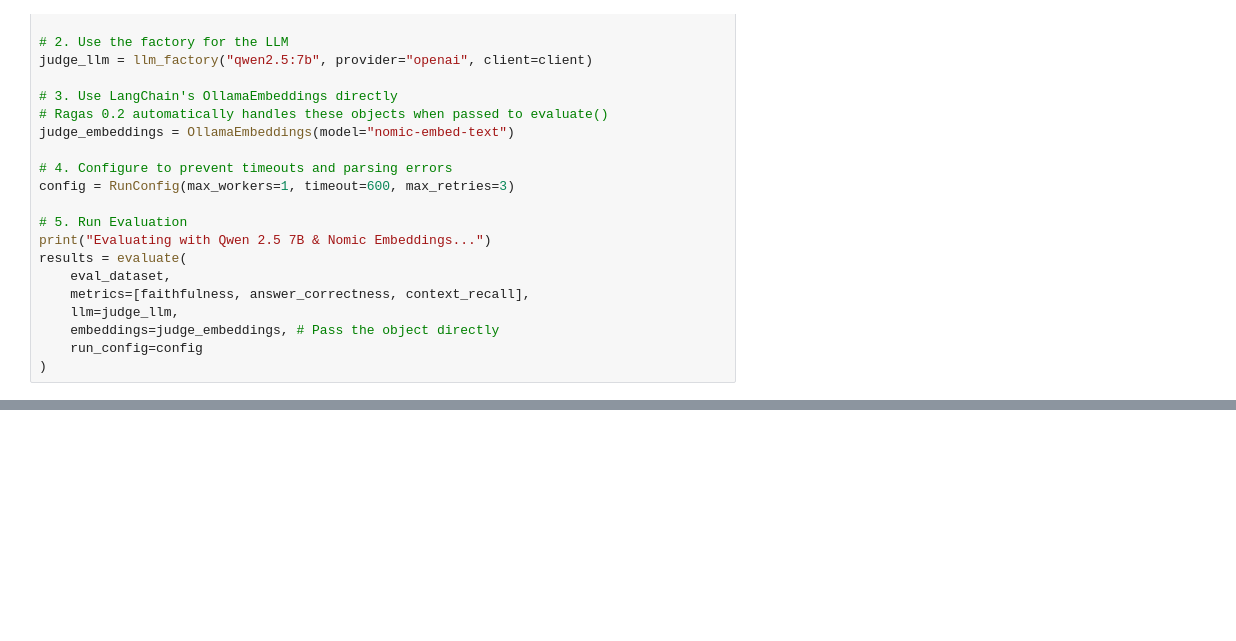
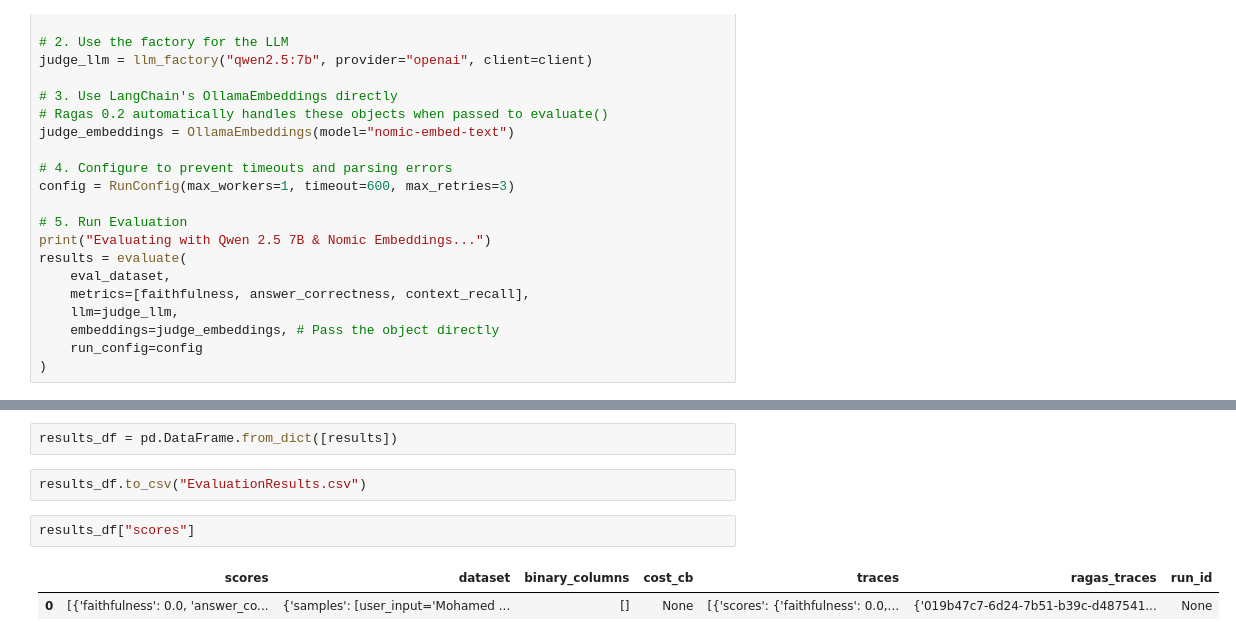
Before and after one commit to safakatakancelik/rag-system-00-and-eval, a Jupyter notebook: evaluation/RAG_Evaluation_with_Ragas_+_Ollama.ipynb, the cells around one changed output, grey strips where cells are left out. Cells and saved outputs as stored; diff of their text form; blank space fills up the shorter version.

```diff
--- a/evaluation/RAG_Evaluation_with_Ragas_+_Ollama.ipynb
+++ b/evaluation/RAG_Evaluation_with_Ragas_+_Ollama.ipynb
@@ -122,0 +96,9 @@ results
+# %%
+results_df = pd.DataFrame.from_dict([results])
+# %%
+results_df.to_csv("EvaluationResults.csv")
+# %%
+results_df["scores"]
+# %% [output]
+|  | scores | dataset | binary_columns | cost_cb | traces | ragas_traces | run_id |
+| 0 | [{'faithfulness': 0.0, 'answer_co... | {'samples': [user_input='Mohamed ... | [] | None | [{'scores': {'faithfulness': 0.0,... | {'019b47c7-6d24-7b51-b39c-d487541... | None |
```
Also changed, not shown: parts of 8 cells of this notebook.
